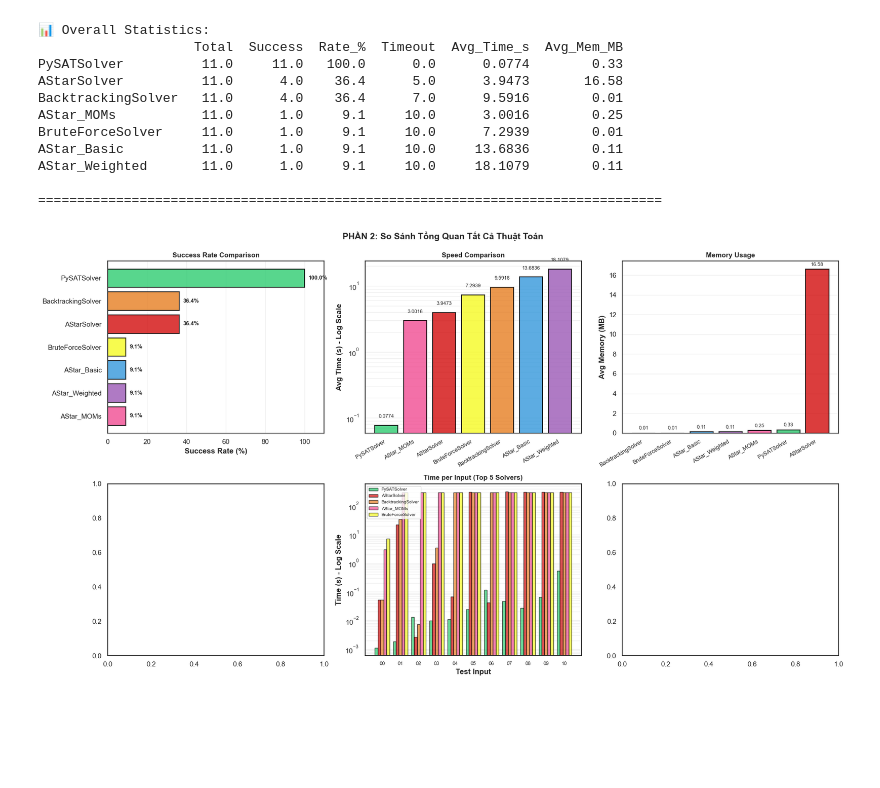
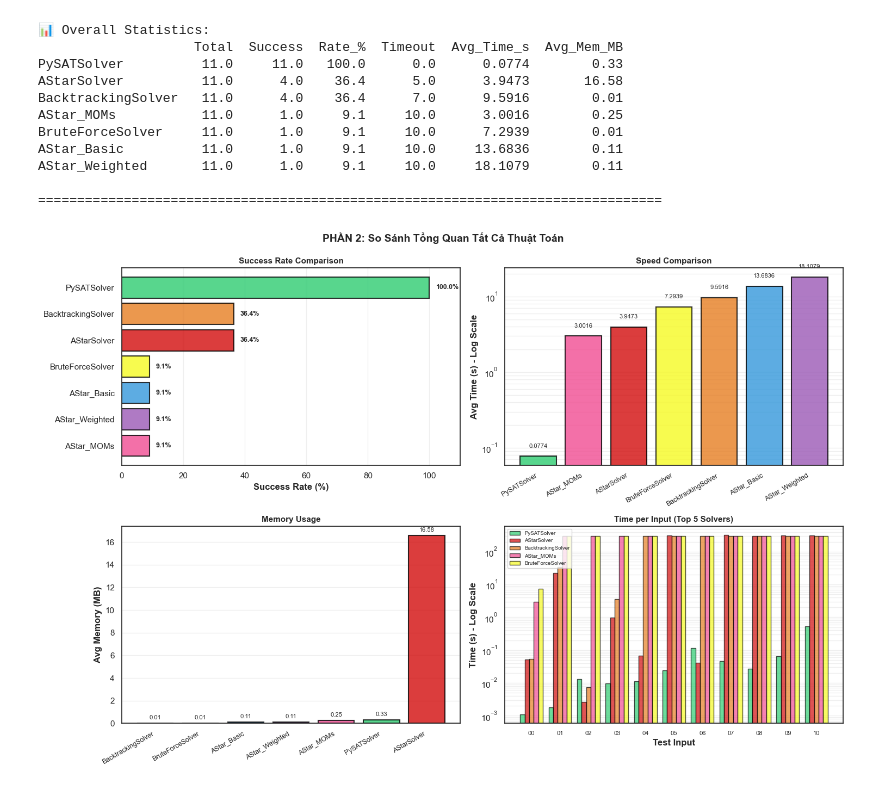
Before and after one commit to Chau57/CSAI-Project2-G3, a Jupyter notebook: benchmark_analysis.ipynb, the cells around one changed output. Drawn from its saved outputs; the diff is of its cells as text; code cells hidden in the pictures; blank space fills up the shorter version.

```diff
--- a/benchmark_analysis.ipynb
+++ b/benchmark_analysis.ipynb
@@ -366,7 +349,7 @@ for i, v in enumerate(time_data['Avg_Time_s']):
 ax2.grid(axis='y', alpha=0.3, which='both')
 
 # 3. Memory Usage
-ax3 = axes[0, 2]
+ax3 = axes[1, 0]
 mem_data = overall_stats.dropna(subset=['Avg_Mem_MB']).sort_values('Avg_Mem_MB')
 bars3 = ax3.bar(range(len(mem_data)), mem_data['Avg_Mem_MB'],
                 color=[colors.get(s, '#95a5a6') for s in mem_data.index],
@@ -386,31 +369,31 @@ x = np.arange(len(inputs))
 
 # Select top 5 solvers for readability
 top_5 = overall_stats.head(5).index.tolist()
 width = 0.8 / len(top_5)
 
 for i, solver in enumerate(top_5):
     times = []
     for inp in inputs:
         val = df[(df['Input']==inp) & (df['Solver']==solver)]['Time (s)'].values
         times.append(val[0] if len(val) > 0 else 300)
     offset = (i - len(top_5)/2 + 0.5) * width
     ax5.bar(x + offset, times, width, label=solver,
             color=colors.get(solver, '#95a5a6'), alpha=0.7, edgecolor='black')
 
 ax5.set_xlabel('Test Input', fontweight='bold')
 ax5.set_ylabel('Time (s) - Log Scale', fontweight='bold')
 ax5.set_title('Time per Input (Top 5 Solvers)', fontweight='bold', fontsize=11)
 ax5.set_xticks(x)
 ax5.set_xticklabels([inp.replace('input-', '').replace('.txt', '') for inp in inputs],
                      rotation=0, fontsize=8)
 ax5.legend(loc='upper left', fontsize=7)
 ax5.set_yscale('log')
 ax5.grid(axis='y', alpha=0.3, which='both')
 
 
 plt.suptitle('PHẦN 2: So Sánh Tổng Quan Tất Cả Thuật Toán',
              fontsize=14, fontweight='bold', y=0.995)
 plt.tight_layout()
 plt.show()
 # %% [output]
-[figure, old version]
+[figure, new version]
```
Also changed, not shown: parts of 2 cells of this notebook.
